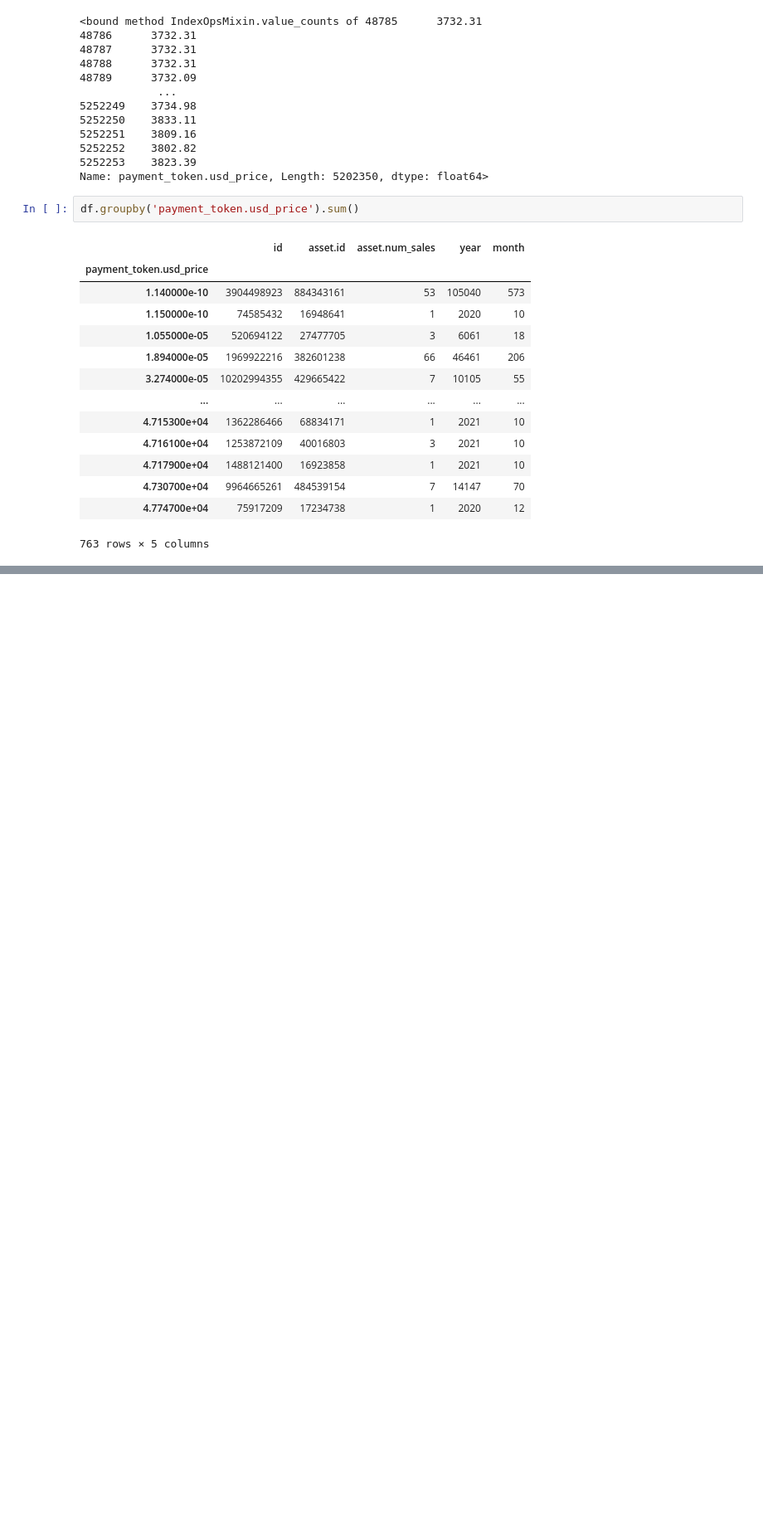
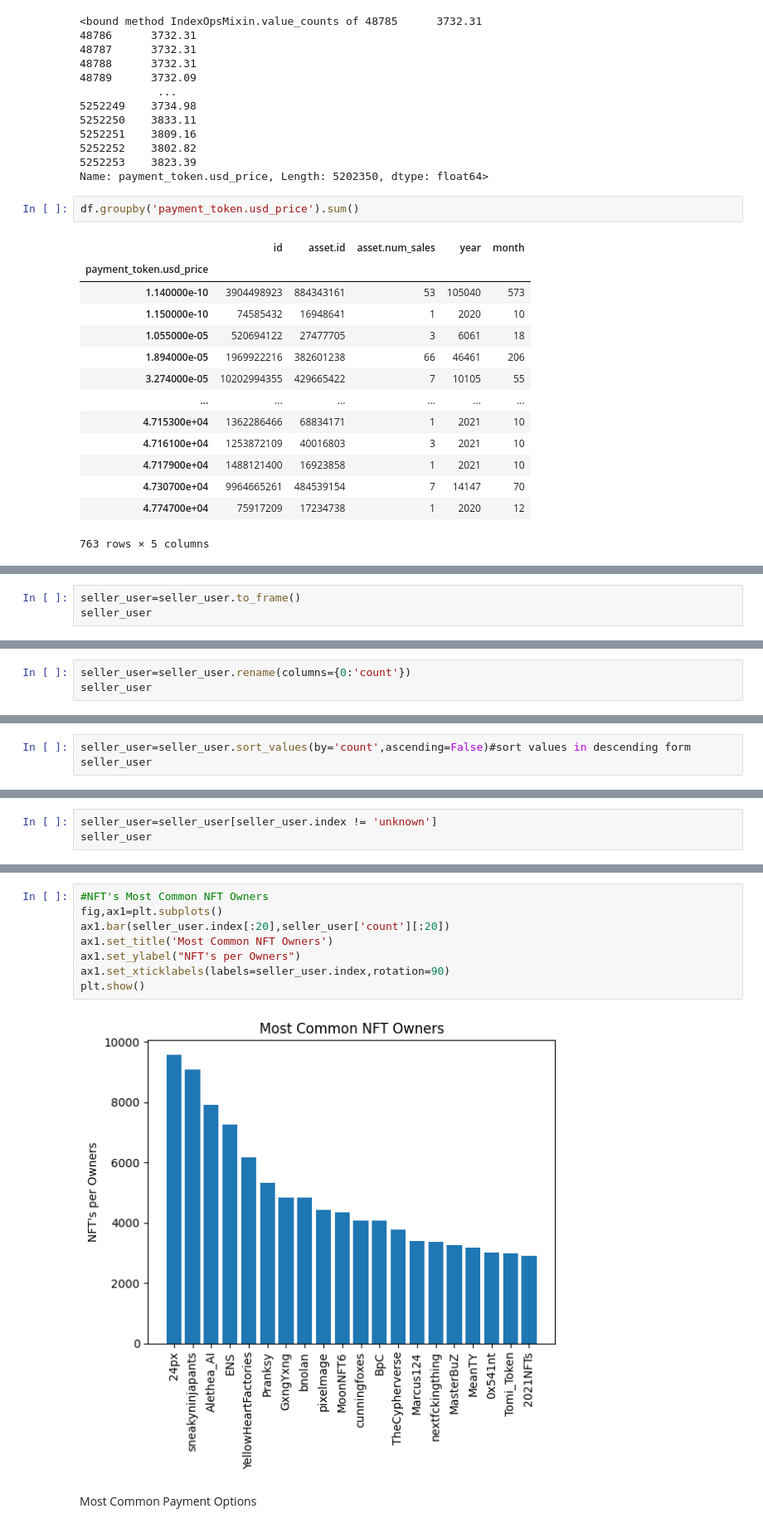
Before and after one commit to datakiptoo/Opensea, a Jupyter notebook: nft.ipynb, the cells around one changed output, grey strips where cells are left out. Shown at 83% size. Drawn from its saved outputs; the diff is of its cells as text; blank space fills up the shorter version.

```diff
--- a/nft.ipynb
+++ b/nft.ipynb
@@ -875,0 +1080,3 @@ df.groupby('payment_token.usd_price').sum()
+# %%
+seller_user=seller_user.to_frame()
+seller_user
@@ -875,0 +1098,3 @@ df.groupby('payment_token.usd_price').sum()
+# %%
+seller_user=seller_user.rename(columns={0:'count'})
+seller_user
@@ -875,0 +1116,3 @@ df.groupby('payment_token.usd_price').sum()
+# %%
+seller_user=seller_user.sort_values(by='count',ascending=False)#sort values in descending form
+seller_user
@@ -875,0 +1155,3 @@ df.groupby('payment_token.usd_price').sum()
+# %%
+seller_user=seller_user[seller_user.index != 'unknown']
+seller_user
@@ -875,0 +1173,12 @@ df.groupby('payment_token.usd_price').sum()
+# %%
+#NFT's Most Common NFT Owners
+fig,ax1=plt.subplots()
+ax1.bar(seller_user.index[:20],seller_user['count'][:20])
+ax1.set_title('Most Common NFT Owners')
+ax1.set_ylabel("NFT's per Owners")
+ax1.set_xticklabels(labels=seller_user.index,rotation=90)
+plt.show()
+# %% [output]
+[figure, added]
+# %% [markdown]
+Most Common Payment Options
```
Also changed, not shown: parts of 25 cells of this notebook.
